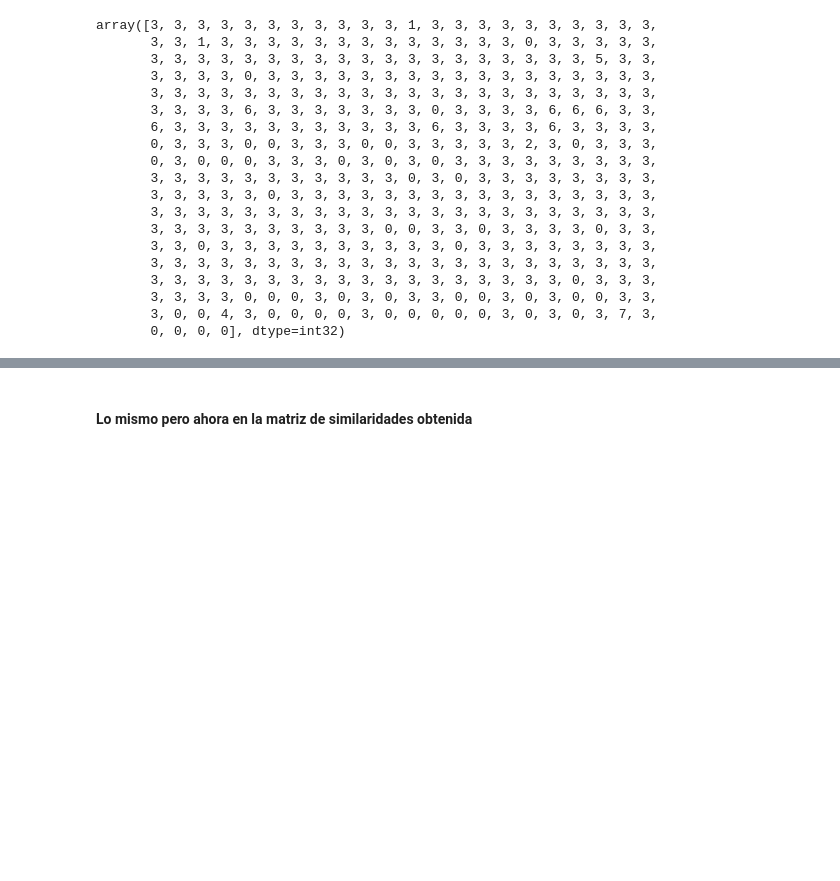
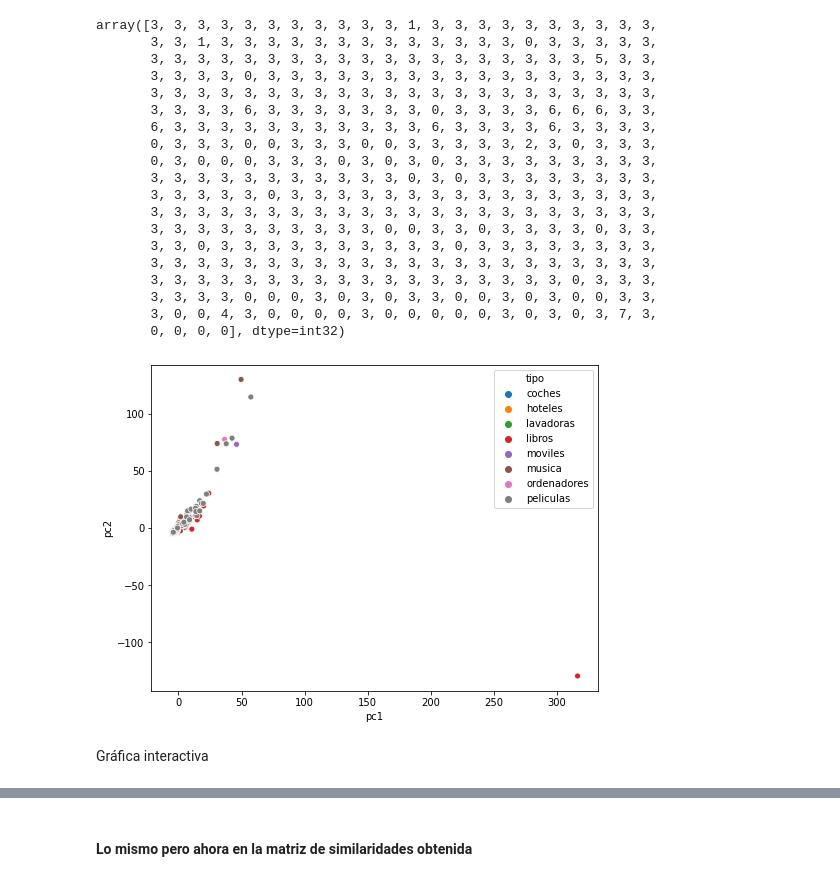
Before and after one commit to victorm0202/victorm0202.github.io, a Jupyter notebook: slides.ipynb, the cells around one changed output, grey strips where cells are left out. Saved outputs shown, nothing was run; the diff lists cells and outputs as text; code cells hidden in the pictures; blank space fills up the shorter version.

```diff
--- a/slides.ipynb
+++ b/slides.ipynb
@@ -596,6 +578,15 @@ proj = pd.DataFrame(bow_pca,columns = ['pc1','pc2','pc3','pc4','pc5'])
 
 pca_bow = pd.DataFrame({'pc1': proj['pc1'], 'pc2': proj['pc2'], 'tipo': t_data['categoria'],
                        'clus':cl_pred})
+# %%
+import seaborn as sns
+sns.scatterplot(data = pca_bow, x='pc1', y='pc2', hue='tipo')
+sns.set(style='whitegrid',)
+plt.show()
+# %% [output]
+[figure, added]
+# %% [markdown]
+Gráfica interactiva
 # %%
 fig = px.scatter(pca_bow, x='pc1', y='pc2', hover_data=['tipo'], color = 'tipo')
 fig.update_layout(
```
Also changed, not shown: parts of 54 cells of this notebook.
